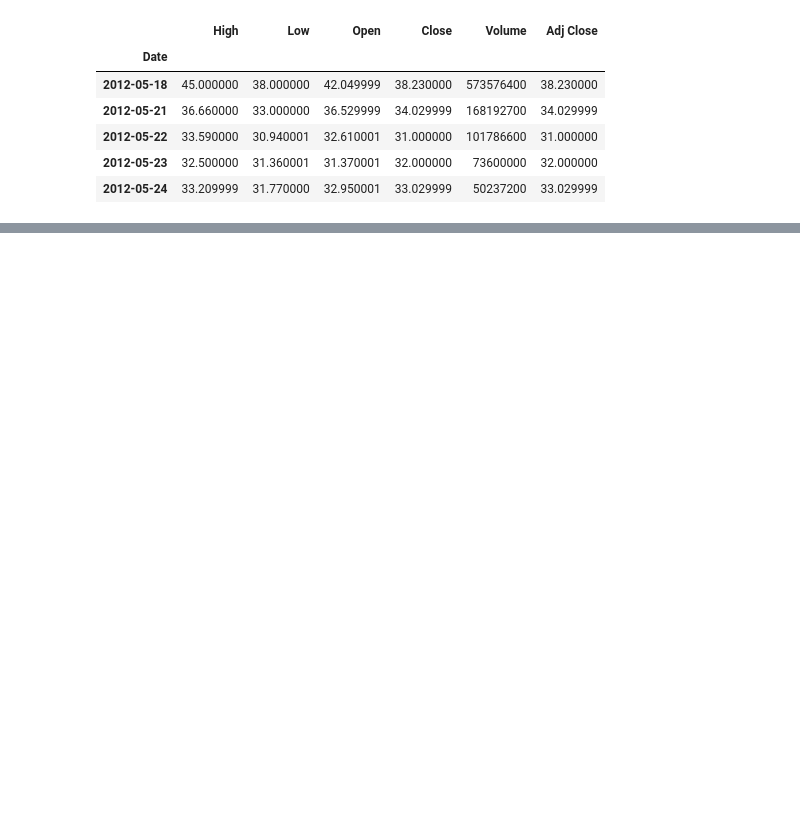
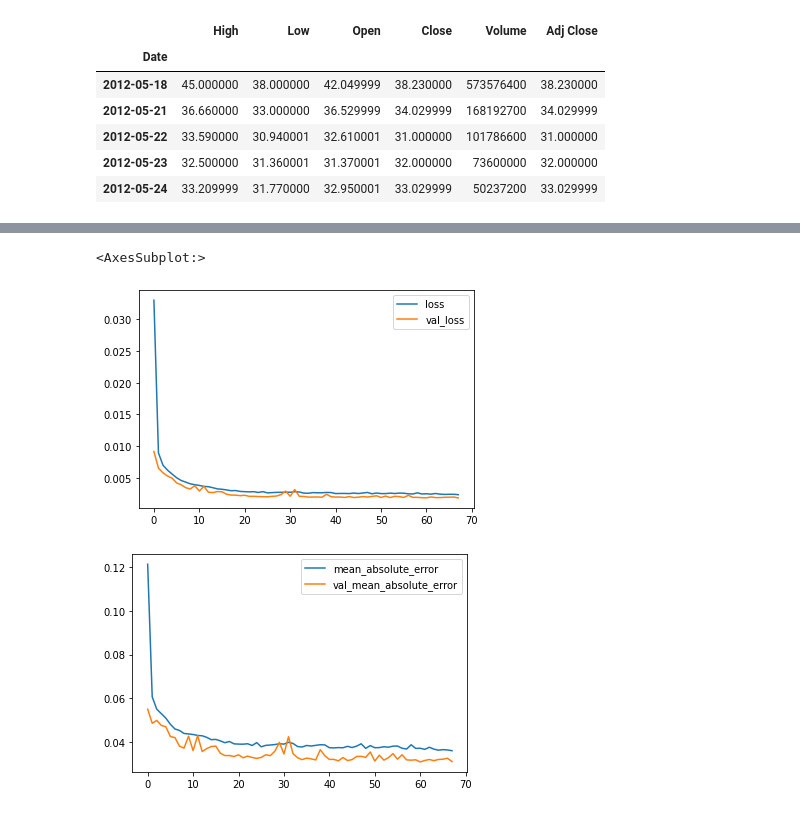
Before and after one commit to Iliaromanov/RNN-Stock-Price-Prediction, a Jupyter notebook: main.ipynb, the cells around one changed output, grey strips where cells are left out. Saved outputs shown, nothing was run; the diff lists cells and outputs as text; code cells hidden in the pictures; blank space fills up the shorter version.

Commit message:
building and training model

```diff
--- a/main.ipynb
+++ b/main.ipynb
@@ -66,0 +76,38 @@ print(y_train[0])
+# %%
+# Building the RNN model
+model = tf.keras.Sequential([
+    layers.LSTM(50, return_sequences=True, input_shape=(x_train.shape[1], 1)), # return_sequences determines if output is flat or is a sequence
+    layers.Dropout(0.2),
+    layers.LSTM(50, return_sequences=True),
+    layers.Dropout(0.2),
+    layers.LSTM(50, return_sequences=True),
+    layers.Dropout(0.2),
+
+    layers.Dense(25),
+    layers.Dense(1)  # predicition layer
+])
+# %%
+# opt = keras.optimizers.Adam(lr=1e-3, decay=1e-5)
+model.compile(
+    optimizer='adam',
+    loss='mean_squared_error',
+    metrics=['mean_absolute_error']
+)
+# %%
+from tensorflow.keras.callbacks import EarlyStopping
+
+early_stopping = EarlyStopping(
+    monitor='val_mean_absolute_error',
+    min_delta=0.001,
+    verbose=1,
+    patience=25,
+    restore_best_weights=True
+)
+# %%
+history = model.fit(
+    x_train, y_train,
+    validation_data=(x_train, y_train),
+    epochs=100,
+    batch_size=32,
+    callbacks=[early_stopping]
+)
@@ -66,0 +132,9 @@ print(y_train[0])
+# %%
+# Plot training history
+history_df = pd.DataFrame(history.history)
+history_df.loc[:, ['loss', 'val_loss']].plot()
+history_df.loc[:, ['mean_absolute_error', 'val_mean_absolute_error']].plot()
+# %% [output]
+<AxesSubplot:>
+[figure, added]
+[figure, added]
```
Also changed, not shown: parts of 9 cells of this notebook.
